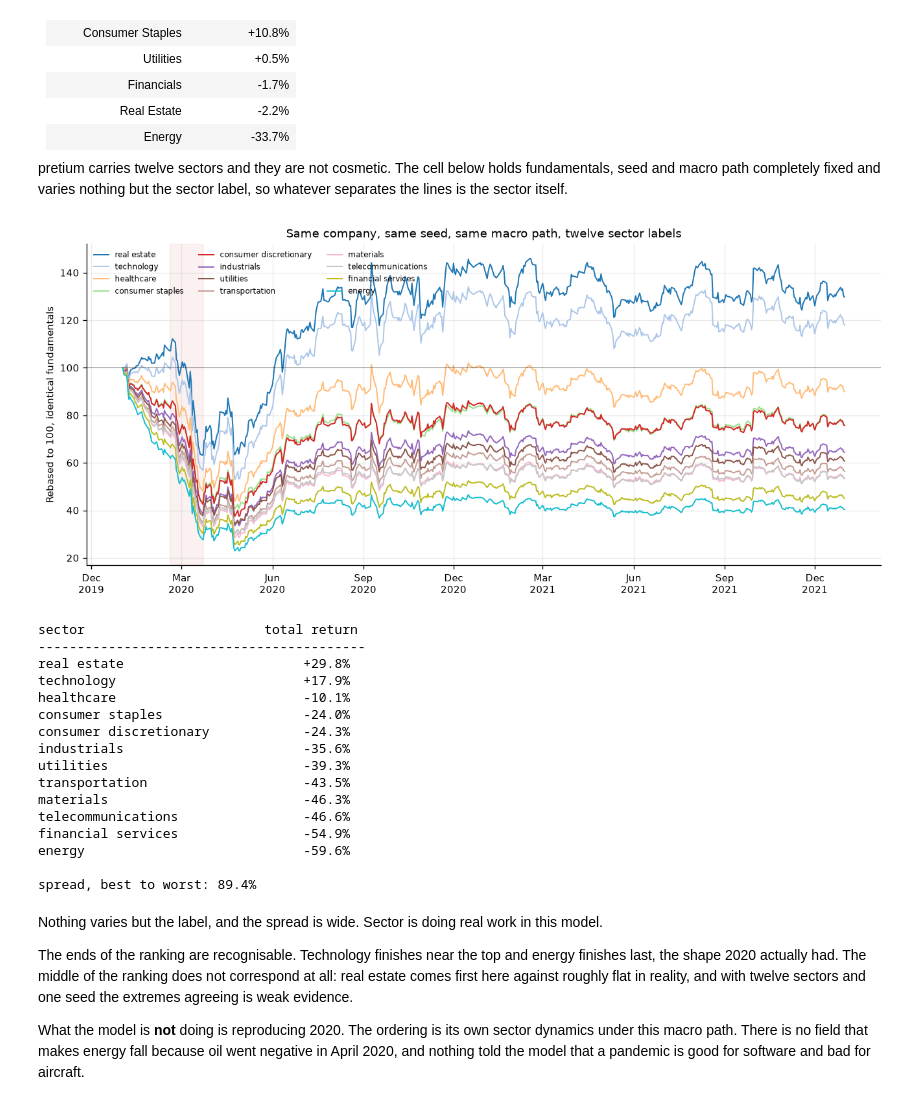
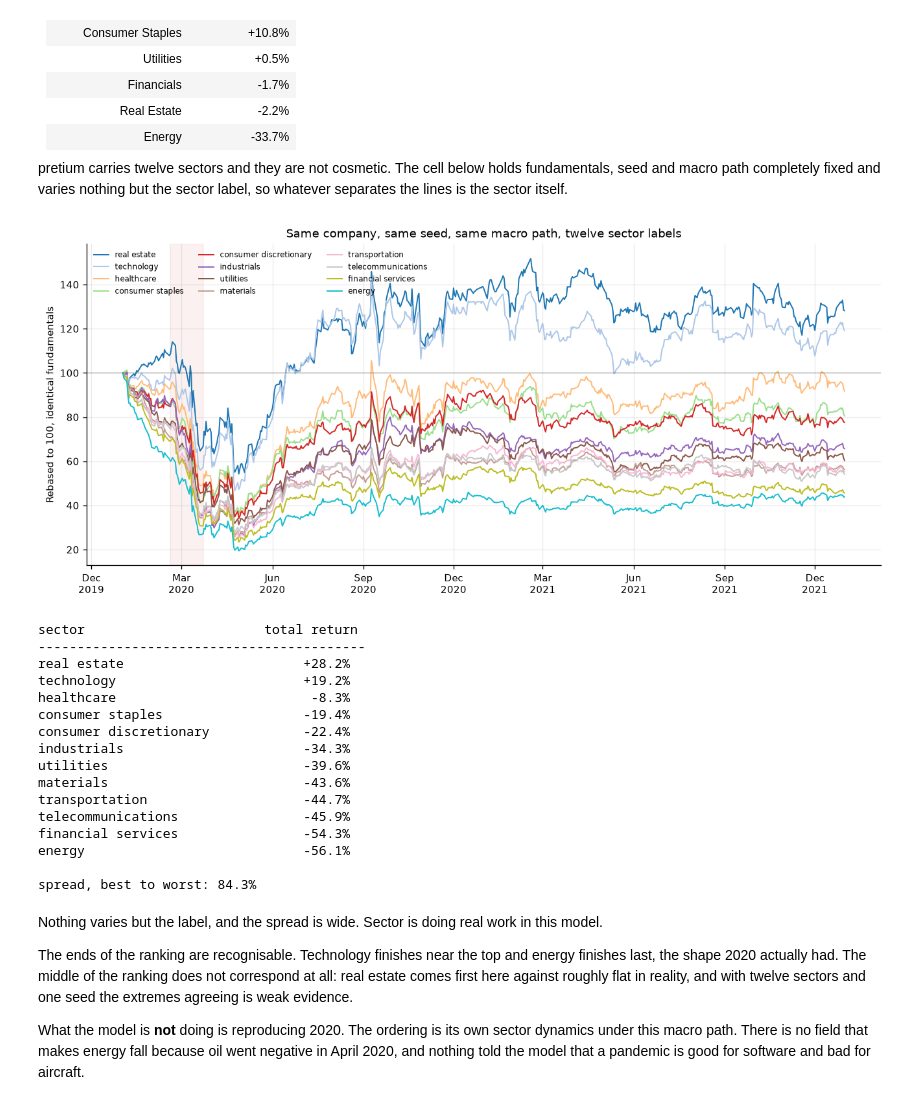
Before and after one commit to simoncoombes/tradefloor, a Jupyter notebook: examples/09-a-pandemic-shaped-market.ipynb, the cells around one changed output. Cells and saved outputs as stored; diff of their text form; code cells hidden in the pictures.

```diff
--- a/examples/09-a-pandemic-shaped-market.ipynb
+++ b/examples/09-a-pandemic-shaped-market.ipynb
@@ -178,7 +178,7 @@ def make_universe():
 
 
 def run(scenario, universe=None, seed=2020):
-    e = pt.Engine(seed=seed, universe=universe or make_universe(), model="pt-v6")
+    e = pt.Engine(seed=seed, universe=universe or make_universe())
     for i in range(N):
         scenario.apply(e, i)
         e.run_days(1, first_day=i)
@@ -319,7 +319,7 @@ def fundamental(days=PROBE_DAYS, drop=(), **over):
     # thirteen 120 day runs over forty names is a minute of nothing.
     small = pt.Universe([make_universe()[0]])
     small.extend(pt.Universe.random(4, seed=4))
-    e = pt.Engine(seed=2020, universe=small, model="pt-v6")
+    e = pt.Engine(seed=2020, universe=small)
     for i in range(days):
         s.apply(e, i)
         e.run_days(1, first_day=i)
@@ -942,7 +956,7 @@ boom = [i for i, d in enumerate(DATES) if d >= BOOM_START]
 listing_days = boom[::max(1, len(boom) // LISTINGS)][:LISTINGS]
 
 scen2 = build(qe_v2)
-engine3 = pt.Engine(seed=2020, universe=make_universe(), model="pt-v6")
+engine3 = pt.Engine(seed=2020, universe=make_universe())
 INCUMBENTS = engine3.len
 listed_on = {}
 
@@ -1061,57 +1075,57 @@ def one_sector(sector):
         eps=4.0, book_value_per_share=20.0, revenue_growth=0.05,
         avg_volume=5e6, beta=1.0, short_interest=1e6)
     u = pt.Universe([probe]); u.extend(pt.Universe.random(7, seed=44))
-    e = pt.Engine(seed=2020, universe=u, model="pt-v6")
+    e = pt.Engine(seed=2020, universe=u)
     for i in range(N):
         scen2.apply(e, i)
         e.run_days(1, first_day=i)
     return closes(e)
 
 
 paths = {s: one_sector(s) for s in SECTORS}
 finals = sorted(((p[-1] / p[0] - 1, s) for s, p in paths.items()), reverse=True)
 
 fig, ax = plt.subplots(figsize=(11, 5))
 cmap = plt.get_cmap("tab20")
 for n, (_, s) in enumerate(finals):
     p = paths[s]
     ax.plot(DATES, [100 * v / p[0] for v in p], lw=1.2, color=cmap(n / 12),
             label=s.replace("_", " "))
 ax.axhline(100, color="black", lw=0.6, alpha=0.5)
 ax.axvspan(*crash, color="#c0392b", alpha=0.07, zorder=0)
 ax.set_ylabel("Rebased to 100, identical fundamentals")
 ax.legend(loc="upper left", fontsize=7, ncol=3, frameon=False)
 ax.xaxis.set_major_locator(mdates.MonthLocator(interval=3))
 ax.xaxis.set_major_formatter(mdates.DateFormatter("%b\n%Y"))
 ax.set_title("Same company, same seed, same macro path, twelve sector labels",
              fontsize=11)
 fig.tight_layout()
 plt.show()
 
 print(f"{'sector':26s} {'total return':>14s}")
 print("-" * 42)
 for r, s in finals:
     print(f"{s.replace('_', ' '):26s} {r:>+13.1%}")
 print()
 print(f"spread, best to worst: {finals[0][0] - finals[-1][0]:.1%}")
 # %% [output]
-[figure, old version]
+[figure, new version]
 sector                       total return
 ------------------------------------------
-real estate                       +29.8%
-technology                        +17.9%
-healthcare                        -10.1%
-consumer staples                  -24.0%
-consumer discretionary            -24.3%
-industrials                       -35.6%
-utilities                         -39.3%
-transportation                    -43.5%
-materials                         -46.3%
-telecommunications                -46.6%
-financial services                -54.9%
-energy                            -59.6%
+real estate                       +28.2%
+technology                        +19.2%
+healthcare                         -8.3%
+consumer staples                  -19.4%
+consumer discretionary            -22.4%
+industrials                       -34.3%
+utilities                         -39.6%
+materials                         -43.6%
+transportation                    -44.7%
+telecommunications                -45.9%
+financial services                -54.3%
+energy                            -56.1%
 
-spread, best to worst: 89.4%
+spread, best to worst: 84.3%
 # %% [markdown]
 Nothing varies but the label, and the spread is wide. Sector is doing real work
 in this model.
```
Also changed, not shown: parts of 16 cells of this notebook, 4 other files.
